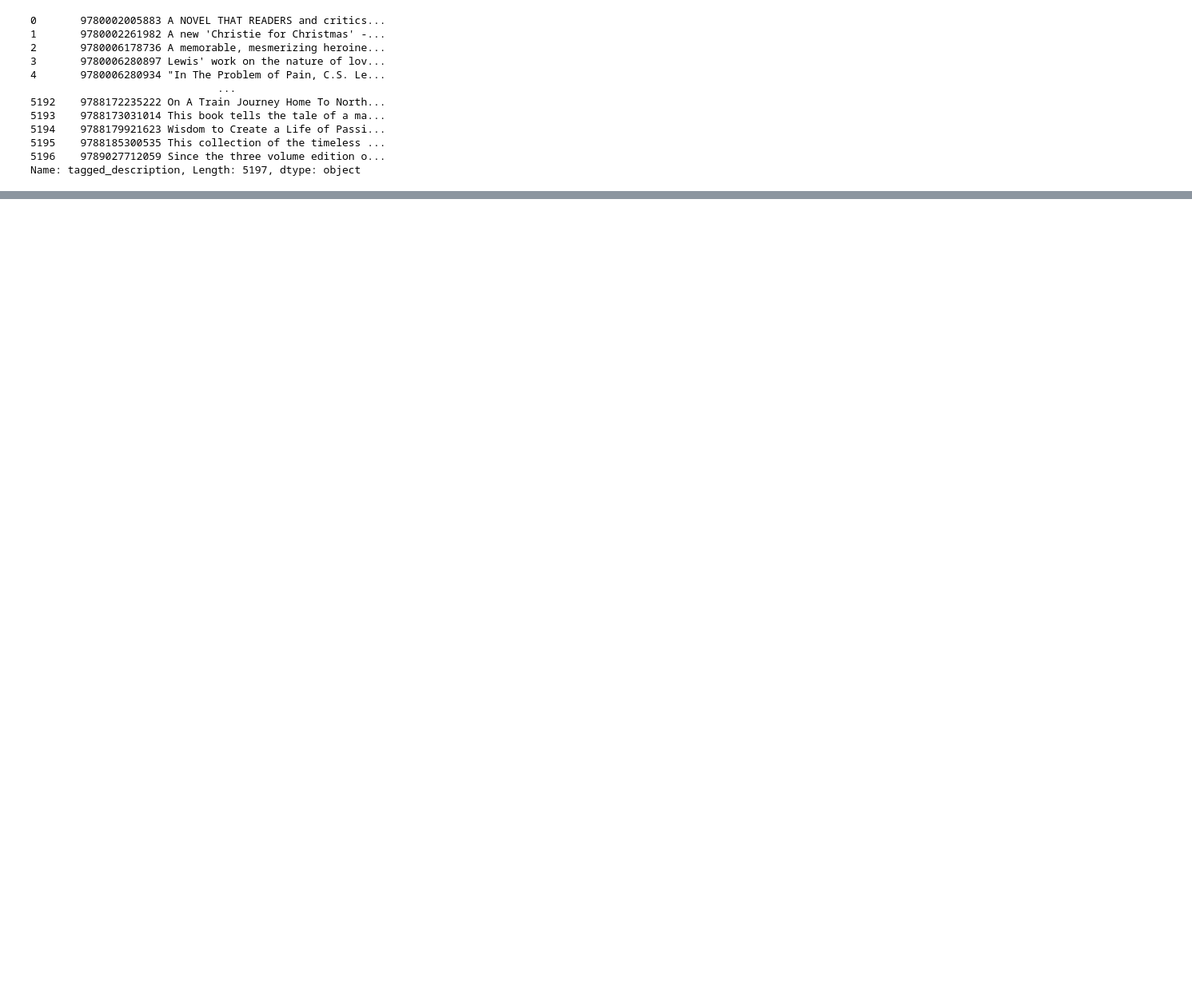
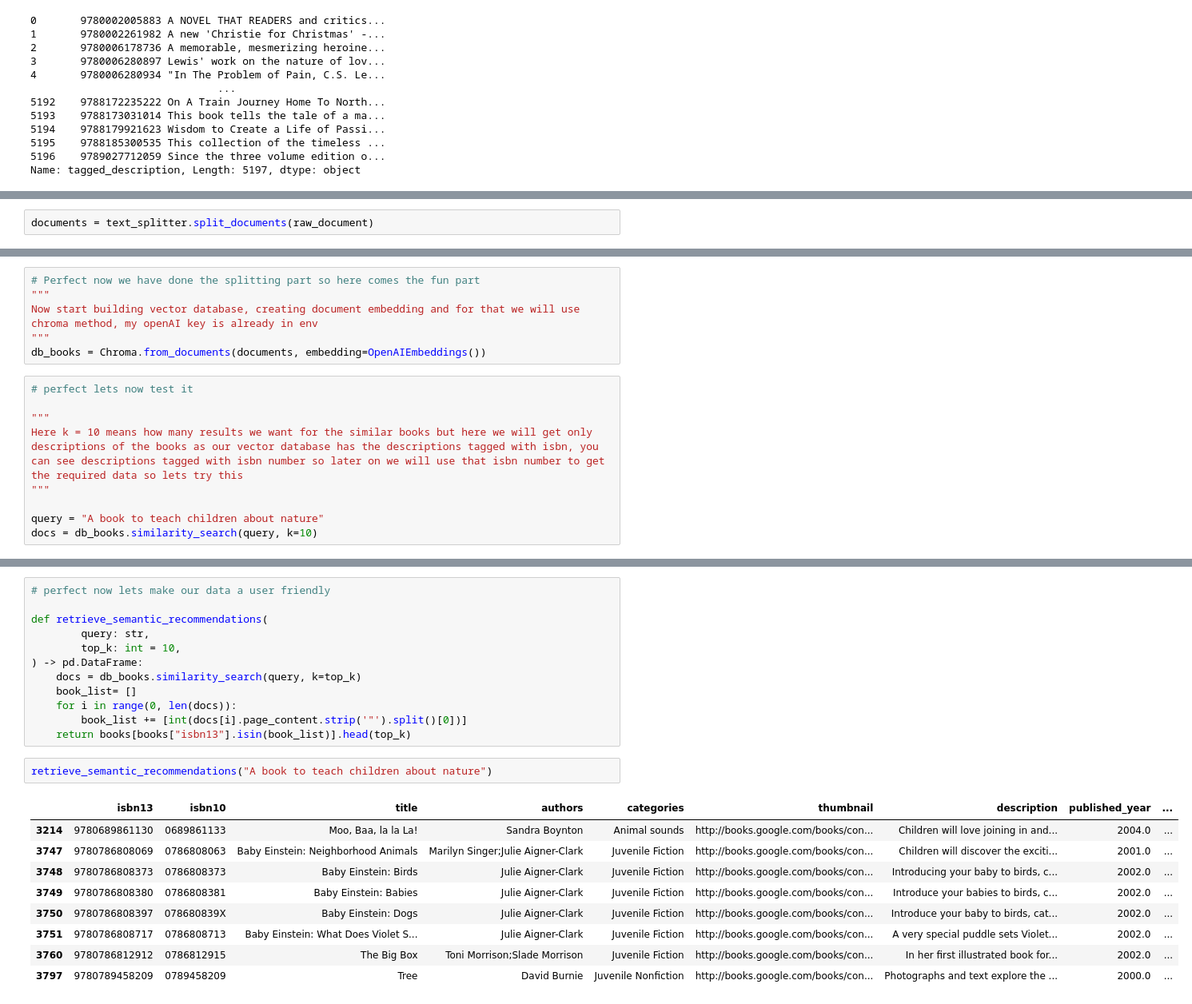
Before and after one commit to noorulain276775/LangChain, a Jupyter notebook: vector-search.ipynb, the cells around one changed output, grey strips where cells are left out. Shown at 80% size. Drawn from its saved outputs; the diff is of its cells as text; blank space fills up the shorter version.

Commit message:
Search part in vector database is completed-- next I will work on text classification to imporve it more

```diff
--- a/vector-search.ipynb
+++ b/vector-search.ipynb
@@ -61,0 +73,2 @@ books['tagged_description'].fillna('').to_csv(
+# %%
+documents = text_splitter.split_documents(raw_document)
@@ -61,0 +98,15 @@ books['tagged_description'].fillna('').to_csv(
+# %%
+# Perfect now we have done the splitting part so here comes the fun part
+"""
+Now start building vector database, creating document embedding and for that we will use chroma method, my openAI key is already in env
+"""
+db_books = Chroma.from_documents(documents, embedding=OpenAIEmbeddings())
+# %%
+# perfect lets now test it
+
+"""
+Here k = 10 means how many results we want for the similar books but here we will get only descriptions of the books as our vector database has the descriptions tagged with isbn, you can see descriptions tagged with isbn number so later on we will use that isbn number to get the required data so lets try this
+"""
+
+query = "A book to teach children about nature"
+docs = db_books.similarity_search(query, k=10)
@@ -61,0 +126,24 @@ books['tagged_description'].fillna('').to_csv(
+# %%
+# perfect now lets make our data a user friendly
+
+def retrieve_semantic_recommendations(
+        query: str,
+        top_k: int = 10,
+) -> pd.DataFrame:
+    docs = db_books.similarity_search(query, k=top_k)
+    book_list= []
+    for i in range(0, len(docs)):
+        book_list += [int(docs[i].page_content.strip('"').split()[0])]
+    return books[books["isbn13"].isin(book_list)].head(top_k)
+# %%
+retrieve_semantic_recommendations("A book to teach children about nature")
+# %% [output]
+|  | isbn13 | isbn10 | title | authors | categories | thumbnail | description | published_year | ... |
+| 3214 | 9780689861130 | 0689861133 | Moo, Baa, la la La! | Sandra Boynton | Animal sounds | http://books.google.com/books/con... | Children will love joining in and... | 2004.0 | ... |
+| 3747 | 9780786808069 | 0786808063 | Baby Einstein: Neighborhood Animals | Marilyn Singer;Julie Aigner-Clark | Juvenile Fiction | http://books.google.com/books/con... | Children will discover the exciti... | 2001.0 | ... |
+| 3748 | 9780786808373 | 0786808373 | Baby Einstein: Birds | Julie Aigner-Clark | Juvenile Fiction | http://books.google.com/books/con... | Introducing your baby to birds, c... | 2002.0 | ... |
+| 3749 | 9780786808380 | 0786808381 | Baby Einstein: Babies | Julie Aigner-Clark | Juvenile Fiction | http://books.google.com/books/con... | Introduce your babies to birds, c... | 2002.0 | ... |
+| 3750 | 9780786808397 | 078680839X | Baby Einstein: Dogs | Julie Aigner-Clark | Juvenile Fiction | http://books.google.com/books/con... | Introduce your baby to birds, cat... | 2002.0 | ... |
+| 3751 | 9780786808717 | 0786808713 | Baby Einstein: What Does Violet S... | Julie Aigner-Clark | Juvenile Fiction | http://books.google.com/books/con... | A very special puddle sets Violet... | 2002.0 | ... |
+| 3760 | 9780786812912 | 0786812915 | The Big Box | Toni Morrison;Slade Morrison | Juvenile Fiction | http://books.google.com/books/con... | In her first illustrated book for... | 2002.0 | ... |
+| 3797 | 9780789458209 | 0789458209 | Tree | David Burnie | Juvenile Nonfiction | http://books.google.com/books/con... | Photographs and text explore the ... | 2000.0 | ... |
```
Also changed, not shown: parts of 5 cells of this notebook.
